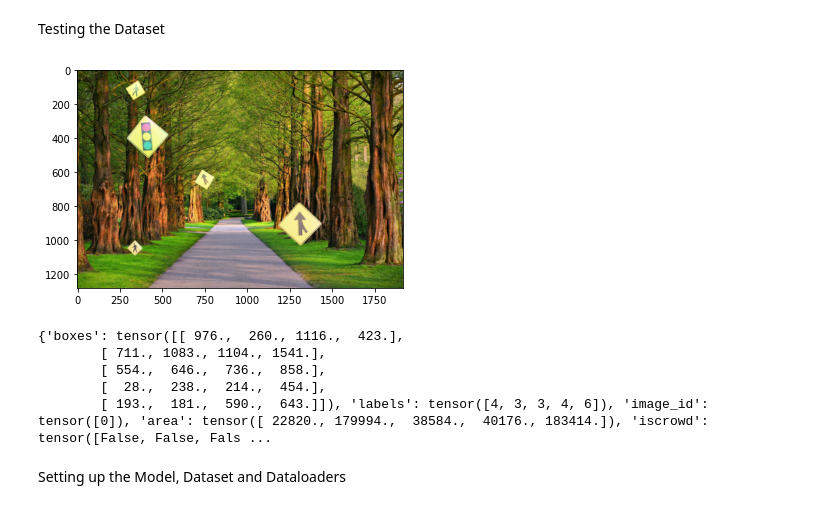
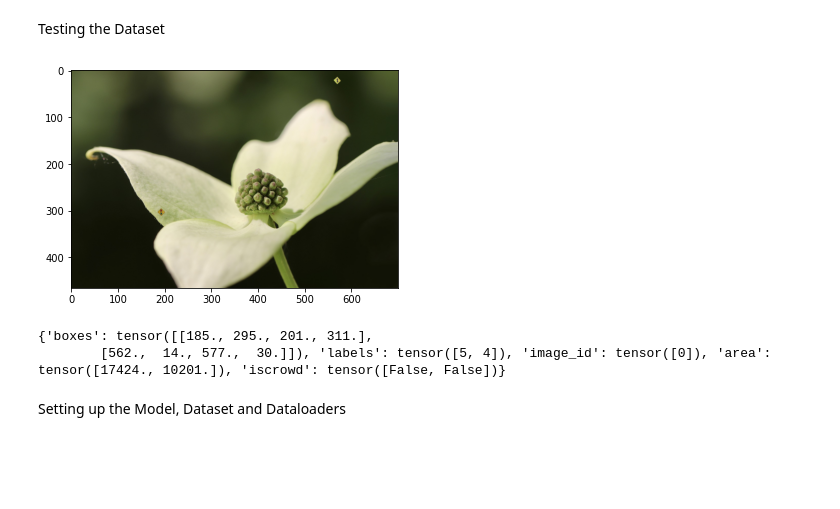
Before and after one commit to TRenneke/LearningAndSoftComputing, a Jupyter notebook: DataPipeFake.ipynb, the cells around one changed output. Saved outputs shown, nothing was run; the diff lists cells and outputs as text; code cells hidden in the pictures; blank space fills up the shorter version.

```diff
--- a/DataPipeFake.ipynb
+++ b/DataPipeFake.ipynb
@@ -77,20 +69,19 @@ class fake_dataset(Dataset):
 # %% [markdown]
 Testing the Dataset
 # %%
-dataset = fake_dataset("blender/out/imgs", "backgrounds", 1, (3, 7), (1280, 720), (100, 500))
+dataset = fake_dataset("blender/out", "backgrounds", 1, (1, 3), 700, (30, 200))
 # %%
 img, target = dataset.__getitem__(0)
+for bbox in target["boxes"]:
+    cv
 plt.figure()
 plt.imshow(img)
 plt.show()
 print(target)
 # %% [output]
-[figure, old version]
+[figure, new version]
-{'boxes': tensor([[ 976.,  260., 1116.,  423.],
-        [ 711., 1083., 1104., 1541.],
-        [ 554.,  646.,  736.,  858.],
-        [  28.,  238.,  214.,  454.],
-        [ 193.,  181.,  590.,  643.]]), 'labels': tensor([4, 3, 3, 4, 6]), 'image_id': tensor([0]), 'area': tensor([ 22820., 179994.,  38584.,  40176., 183414.]), 'iscrowd': tensor([False, False, Fals ...
+{'boxes': tensor([[185., 295., 201., 311.],
+        [562.,  14., 577.,  30.]]), 'labels': tensor([5, 4]), 'image_id': tensor([0]), 'area': tensor([17424., 10201.]), 'iscrowd': tensor([False, False])}
 # %%
 import detection.transforms as T
 
```
Also changed, not shown: parts of 7 cells of this notebook, 15 other files.
